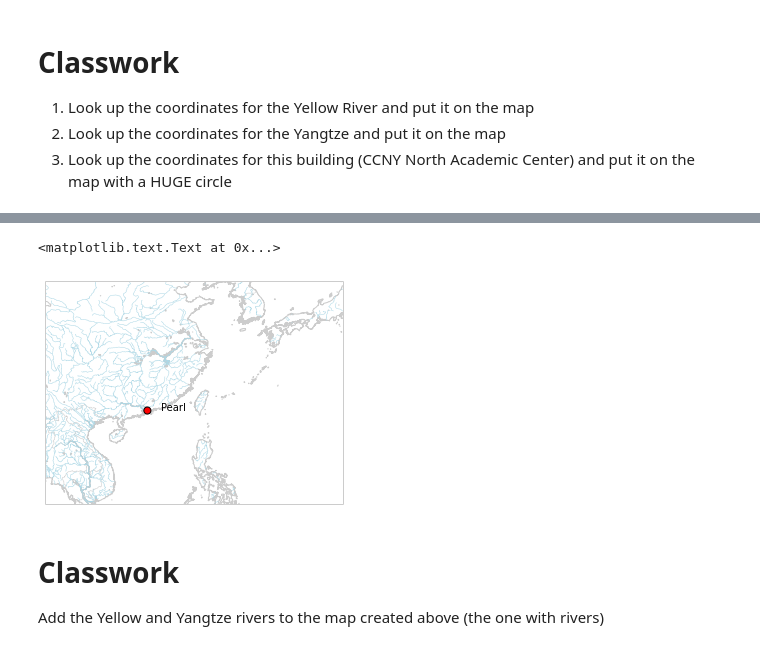
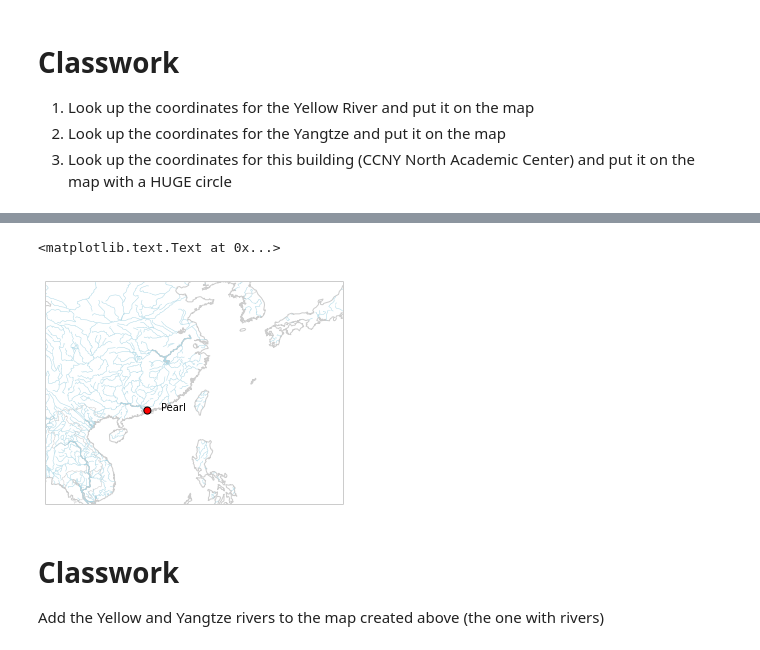
Before and after one commit to story645/EAS213, a Jupyter notebook: notebooks/class4.ipynb, the cells around one changed output, grey strips where cells are left out. Cells and saved outputs as stored; diff of their text form; code cells hidden in the pictures.

```diff
--- a/notebooks/class4.ipynb
+++ b/notebooks/class4.ipynb
@@ -76,27 +93,27 @@ m.scatter(x,y, s=50, c='red', zorder=100)
 # %%
 #add river networks to the map
 lat = 22.5333
 lon = 113.7333
 
 fig = plt.figure()
 ax = fig.add_subplot(1,1,1)
 #change the bounding box for the river delta
-m = Basemap(projection='cyl', ax=ax, resolution = 'h',
+m = Basemap(projection='cyl', ax=ax, resolution = 'l',
             llcrnrlat=10,urcrnrlat=40, llcrnrlon=100,urcrnrlon=140)
 
 border_color = '0.8'
 m.drawcoastlines(color=border_color)
 m.drawcountries(color=border_color)
 m.drawmapboundary(color=border_color)
 #add river networks
 m.drawrivers(color='lightblue', linewidth=.5)
 
 x, y = m(lon, lat)
 m.scatter(x,y, s=50, c='red', zorder=100)
 ax.text(x+2, y, "Pearl")
 # %% [output]
 <matplotlib.text.Text at 0x...>
-[figure, old version]
+[figure, new version]
 # %% [markdown]
 Classwork
 ==========
```
Also changed, not shown: parts of 6 cells of this notebook, 2 other files.
